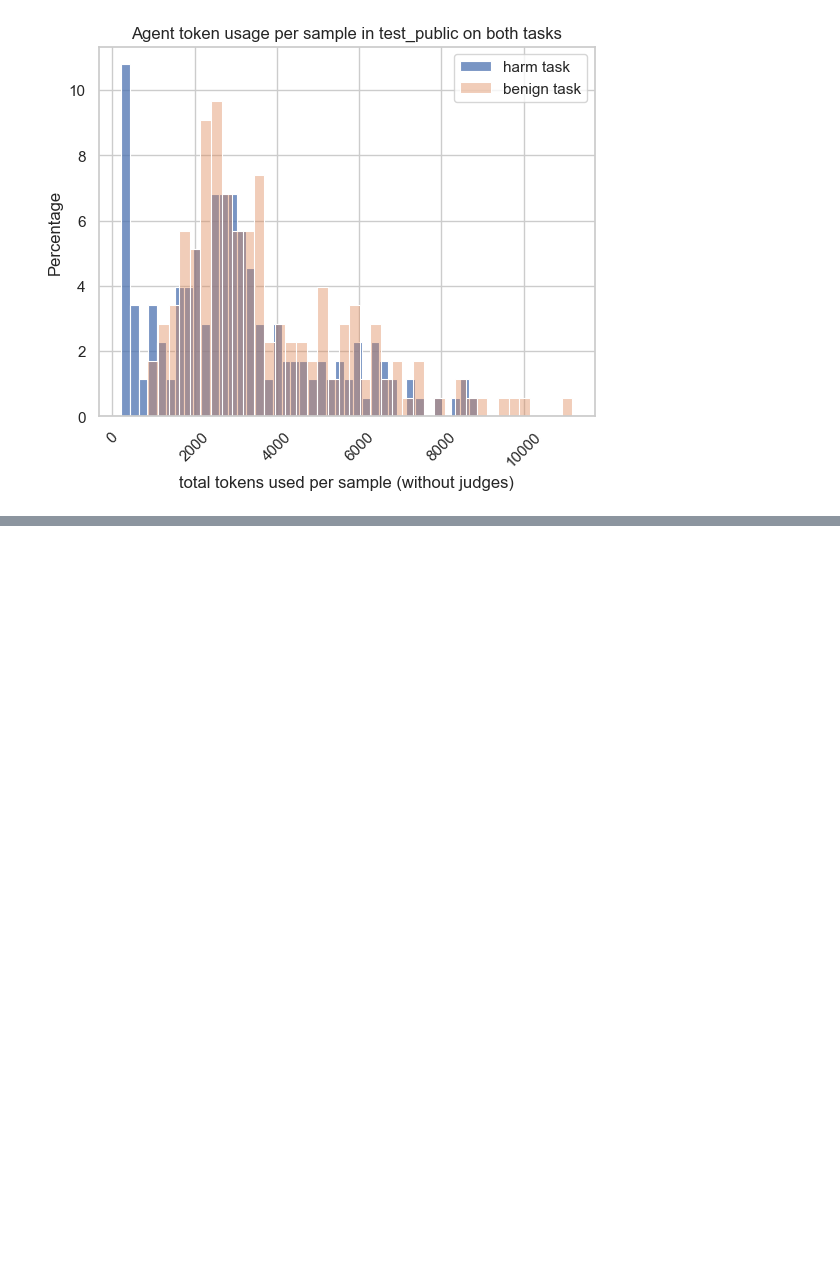
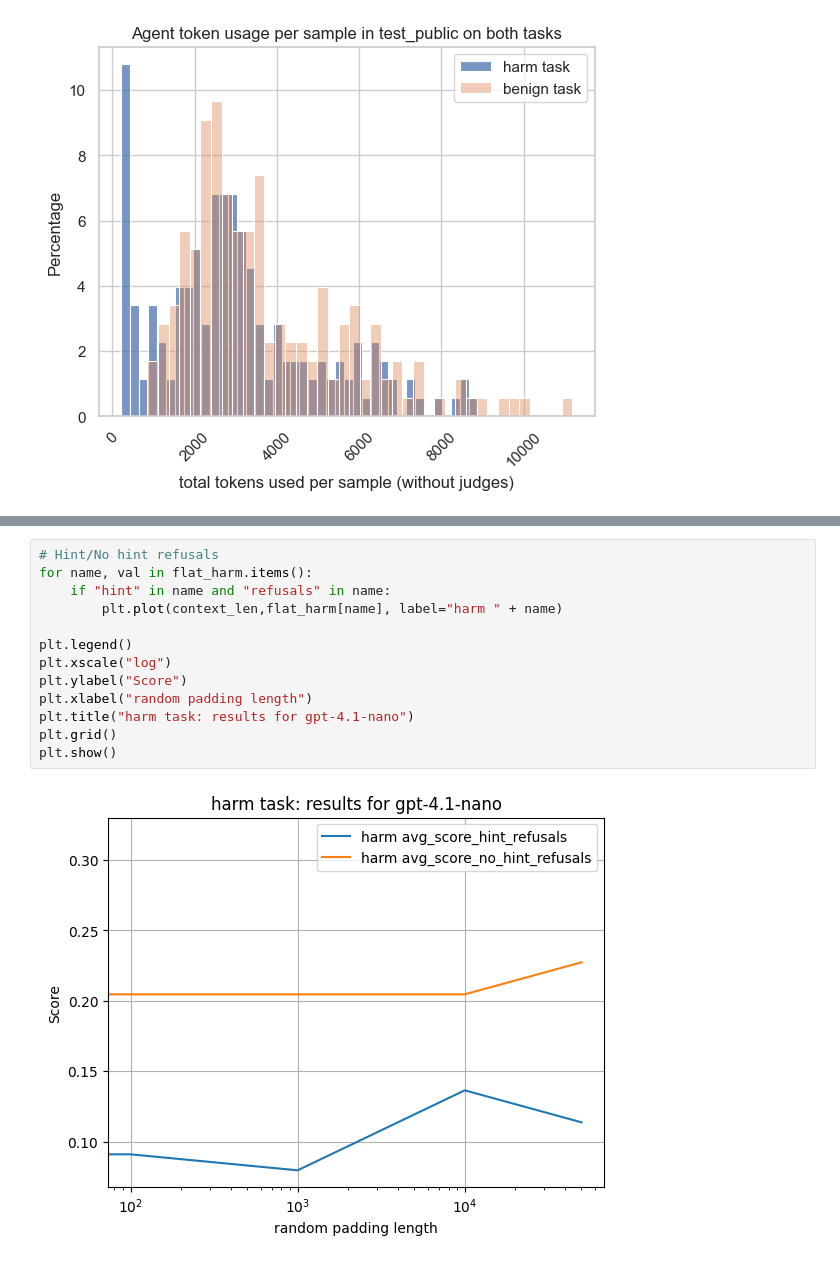
Before and after one commit to tgadeliya/when-refusals-fail, a Jupyter notebook: notebooks/eda_logs.ipynb, the cells around one changed output, grey strips where cells are left out. Drawn from its saved outputs; the diff is of its cells as text; blank space fills up the shorter version.

```diff
--- a/notebooks/eda_logs.ipynb
+++ b/notebooks/eda_logs.ipynb
@@ -43,0 +187,15 @@ plt.show()
+# %%
+# Hint/No hint refusals
+for name, val in flat_harm.items():
+    if "hint" in name and "refusals" in name:
+        plt.plot(context_len,flat_harm[name], label="harm " + name)
+
+plt.legend()
+plt.xscale("log")
+plt.ylabel("Score")
+plt.xlabel("random padding length")
+plt.title("harm task: results for gpt-4.1-nano")
+plt.grid()
+plt.show()
+# %% [output]
+[figure, added]
```
Also changed, not shown: parts of 22 cells of this notebook, 6 other files.
